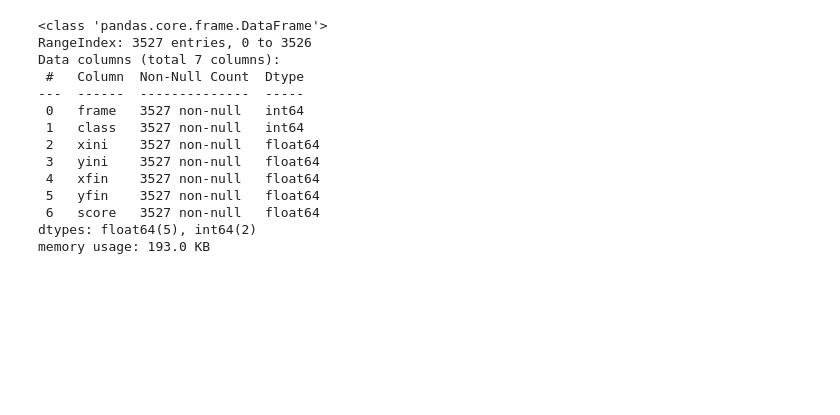
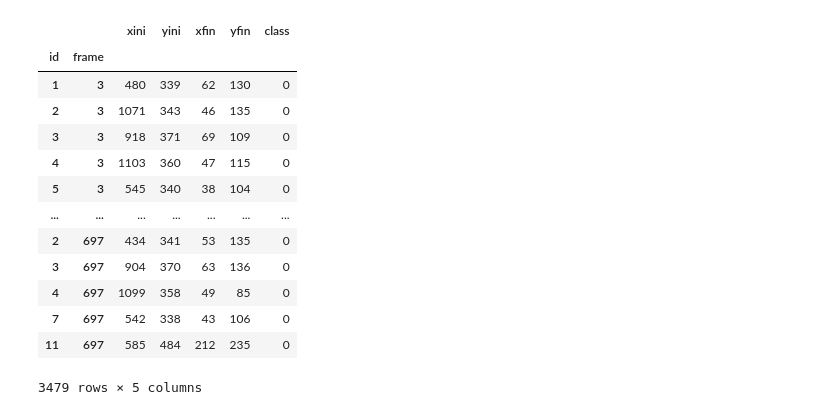
Before and after one commit to jllspear/Yolov5_StrongSORT_OSNet, a Jupyter notebook: notebooks/inovelec.ipynb, the cells around one changed output. Saved outputs shown, nothing was run; the diff lists cells and outputs as text; code cells hidden in the pictures; blank space fills up the shorter version.

Commit message:
Working on sandbox. Track operators and plot positions

```diff
--- a/notebooks/inovelec.ipynb
+++ b/notebooks/inovelec.ipynb
@@ -15,5 +15,7 @@ import utils
 # %%
 # Video procesing
-%cd /home/san/code/optimaize/yolov5/data/videos/
-# reduce fisheye effect of gopro
-!ffmpeg -i setup2.mp4 -ss 00:00:00.00 -t 00:00:20  -vf "rotate=+5 *PI/180, crop=in_w*4/5:in_h*2/3:in_w/5:in_h/3"  -y setup2_short.mp4
+input_  = os.path.join(ROOT, 'data', 'inovelec', 'videos', 'setup2.mp4')
+
+base    = os.path.basename(input_)
+split   = os.path.splitext(base)
+preproc = os.path.join(os.path.dirname(input_), split[0] + '_short' + split[1])
@@ -64,38 +69,29 @@ Results saved to runs/detect/inovelec3
 # %%
 # Create dataframe from txt files
-%cd /home/san/code/optimaize/yolov5/
-path = os.path.join('.', 'runs', 'detect', 'inovelec', 'labels') #runs/detect/inovelec
-filenames = next(os.walk(path), (None, None, []))[2]
 
-stack = []
-for file in filenames:
-    # print(file[13:-4], end=' ')
-    # Read txt file
-    txt_file = open(os.path.join(path,file), "r")
-    file_content = txt_file.read()
-    txt_file.close()
+base=os.path.basename(preproc)
+path = os.path.join('.', 'runs', 'track', 'exp4', 'tracks', os.path.splitext(base)[0]+'.txt') #runs/detect/inovelec
+path
 
-    content_list = file_content.split("\n")
-    first_split  = file_content.split("\n")
-    second_split = [ ([file[13:-4]] + x.split(' ')) for x in first_split][:-1]
-    stack = stack + second_split
+ino = pd.read_csv(path, sep=' ', index_col=False, names=['frame', 'id', 'xini', 'yini', 'xfin', 'yfin', 'score1', 'score2', 'score3', 'class'])
 
-ino = pd.DataFrame(stack, columns = ['frame', 'class', 'xini', 'yini', 'xfin', 'yfin', 'score'])
-ino = ino.astype({'frame':'int','class':'int', 'xini':'float', 'yini':'float', 'xfin':'float', 'yfin':'float', 'score':'float'})
+#ino = pd.DataFrame(stack, columns = ['frame', 'id', 'xini', 'yini', 'xfin', 'yfin', 'score1', 'score2', 'score3', 'class'])
+ino.drop(columns=['score1', 'score2', 'score3'], inplace=True)
+# ino = ino.astype({'frame':'int','class':'int', 'xini':'float', 'yini':'float', 'xfin':'float', 'yfin':'float', 'score':'float'})
+ino.set_index(['id', 'frame'], inplace=True)
+ino
+# %% [output]
+|  |  | xini | yini | xfin | yfin | class |
+| id | frame |  |  |  |  |  |
+| 1 | 3 | 480 | 339 | 62 | 130 | 0 |
+| 2 | 3 | 1071 | 343 | 46 | 135 | 0 |
+| 3 | 3 | 918 | 371 | 69 | 109 | 0 |
+| 4 | 3 | 1103 | 360 | 47 | 115 | 0 |
+| 5 | 3 | 545 | 340 | 38 | 104 | 0 |
+| ... | ... | ... | ... | ... | ... | ... |
+| 2 | 697 | 434 | 341 | 53 | 135 | 0 |
+| 3 | 697 | 904 | 370 | 63 | 136 | 0 |
+| 4 | 697 | 1099 | 358 | 49 | 85 | 0 |
+| 7 | 697 | 542 | 338 | 43 | 106 | 0 |
+| 11 | 697 | 585 | 484 | 212 | 235 | 0 |
+3479 rows × 5 columns
-# %%
-ino.info()
-# %% [output]
-<class 'pandas.core.frame.DataFrame'>
-RangeIndex: 3527 entries, 0 to 3526
-Data columns (total 7 columns):
- #   Column  Non-Null Count  Dtype
----  ------  --------------  -----
- 0   frame   3527 non-null   int64
- 1   class   3527 non-null   int64
- 2   xini    3527 non-null   float64
- 3   yini    3527 non-null   float64
- 4   xfin    3527 non-null   float64
- 5   yfin    3527 non-null   float64
- 6   score   3527 non-null   float64
-dtypes: float64(5), int64(2)
-memory usage: 193.0 KB
```
Also changed, not shown: parts of 10 cells of this notebook, 5 other files.
